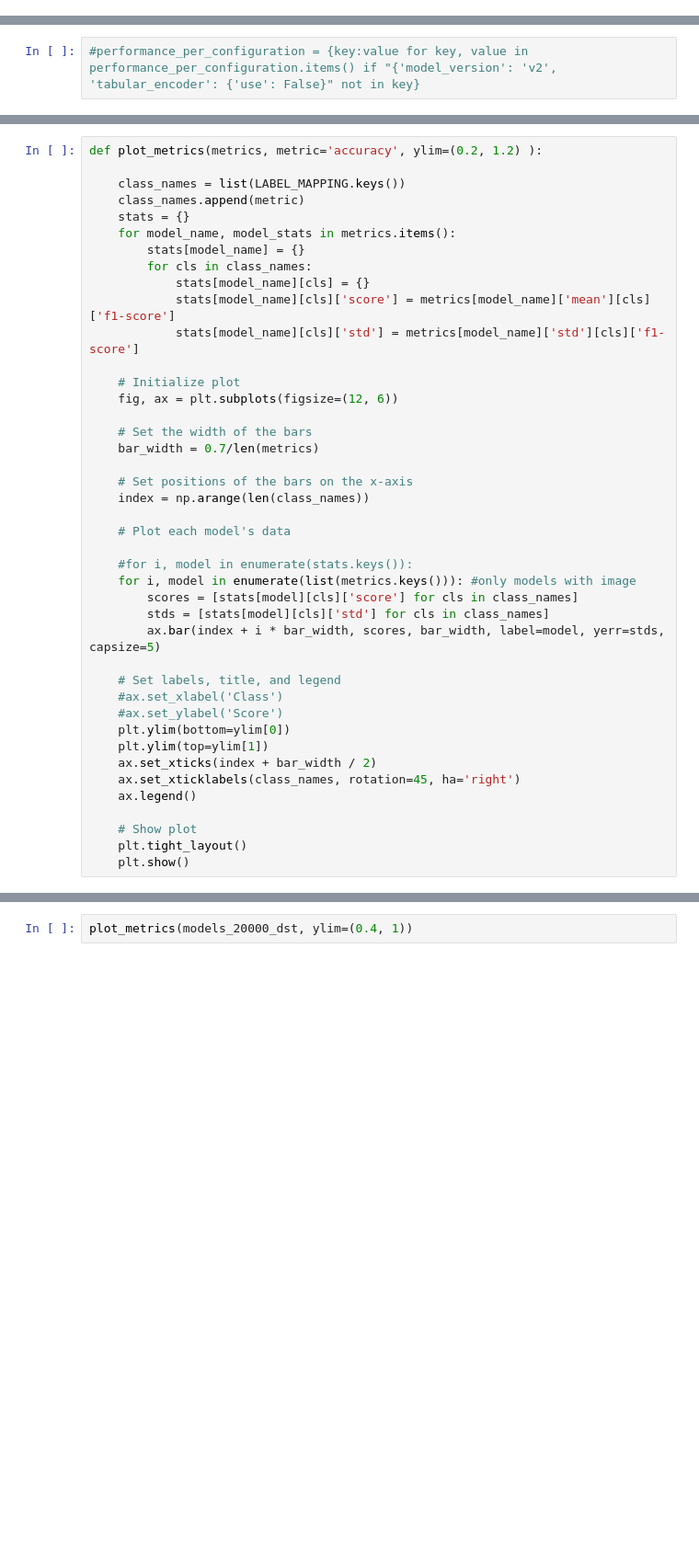
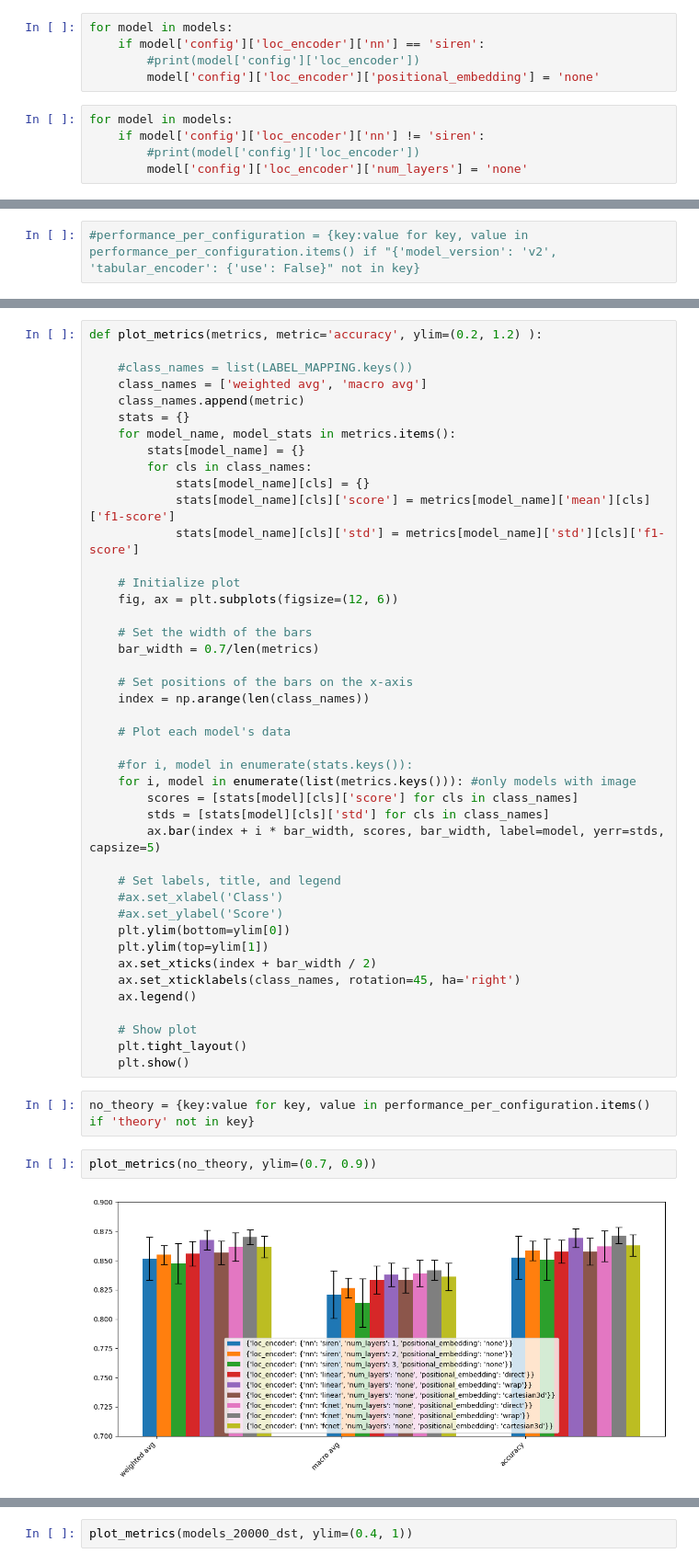
Before and after one commit to janpisl/location-encoding, a Jupyter notebook: notebooks/wandb-eval-on-test-refactor.ipynb, the cells around one changed output, grey strips where cells are left out. Shown at 92% size. Drawn from its saved outputs; the diff is of its cells as text; blank space fills up the shorter version.

```diff
--- a/notebooks/wandb-eval-on-test-refactor.ipynb
+++ b/notebooks/wandb-eval-on-test-refactor.ipynb
@@ -208,3 +218,13 @@ models = [model for model in models_ if 'metrics' in model.keys()]
+# %%
+for model in models:
+    if model['config']['loc_encoder']['nn'] == 'siren':
+        #print(model['config']['loc_encoder'])
+        model['config']['loc_encoder']['positional_embedding'] = 'none'
+# %%
+for model in models:
+    if model['config']['loc_encoder']['nn'] != 'siren':
+        #print(model['config']['loc_encoder'])
+        model['config']['loc_encoder']['num_layers'] = 'none'
 # %%
 import importlib
 importlib.reload(utils)
@@ -334,7 +361,8 @@ models_20000_dst = {key:value for key, value in performance_per_configuration.it
 # %%
 def plot_metrics(metrics, metric='accuracy', ylim=(0.2, 1.2) ):
 
-    class_names = list(LABEL_MAPPING.keys())
+    #class_names = list(LABEL_MAPPING.keys())
+    class_names = ['weighted avg', 'macro avg']
     class_names.append(metric)
     stats = {}
     for model_name, model_stats in metrics.items():
@@ -373,3 +401,9 @@ def plot_metrics(metrics, metric='accuracy', ylim=(0.2, 1.2) ):
     # Show plot
     plt.tight_layout()
     plt.show()
+# %%
+no_theory = {key:value for key, value in performance_per_configuration.items() if 'theory' not in key}
+# %%
+plot_metrics(no_theory, ylim=(0.7, 0.9))
+# %% [output]
+[figure, added]
```
Also changed, not shown: parts of 49 cells of this notebook, 23 other files.
